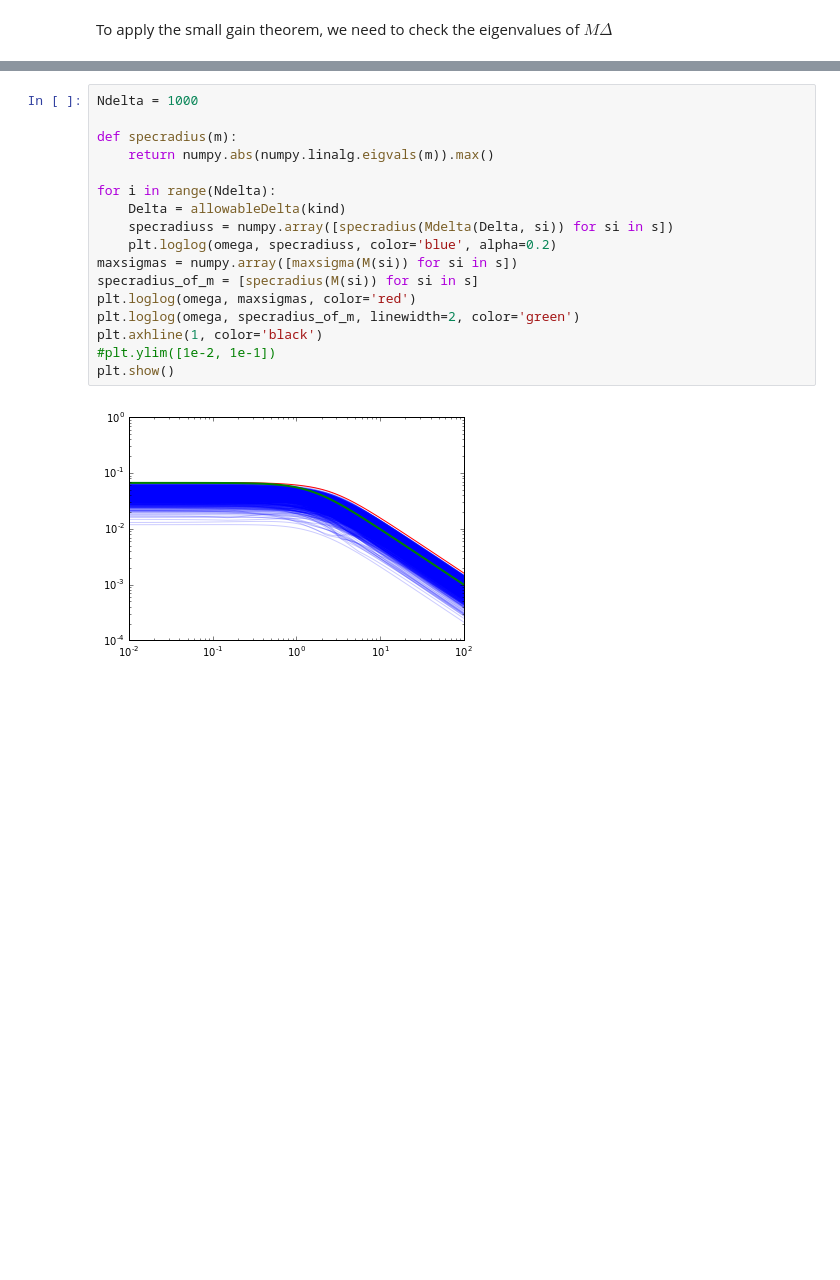
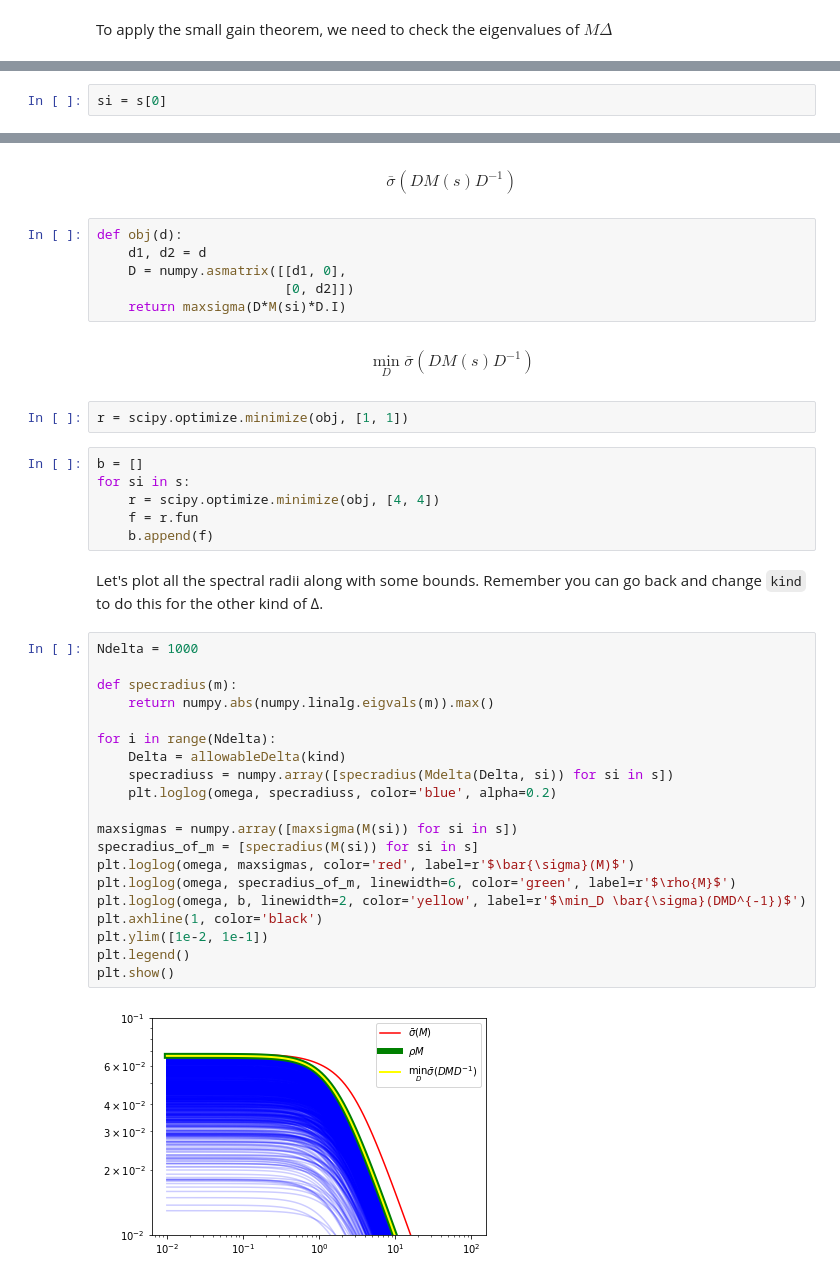
Before and after one commit to alchemyst/Skogestad-Python, a Jupyter notebook: notebooks/Robust stability.ipynb, the cells around one changed output, grey strips where cells are left out. Saved outputs shown, nothing was run; the diff lists cells and outputs as text; blank space fills up the shorter version.

```diff
--- a/notebooks/Robust stability.ipynb
+++ b/notebooks/Robust stability.ipynb
@@ -113,0 +114,2 @@ plt.show()
+# %%
+si = s[0]
@@ -114,19 +120,42 @@ plt.show()
+# %% [markdown]
+$$\bar{\sigma}(DM(s)D^{-1})$$
+# %%
+def obj(d):
+    d1, d2 = d
+    D = numpy.asmatrix([[d1, 0],
+                        [0, d2]])
+    return maxsigma(D*M(si)*D.I)
+# %% [markdown]
+$$\min_D \bar{\sigma}(DM(s)D^{-1})$$
+# %%
+r = scipy.optimize.minimize(obj, [1, 1])
+# %%
+b = []
+for si in s:
+    r = scipy.optimize.minimize(obj, [4, 4])
+    f = r.fun
+    b.append(f)
+# %% [markdown]
+Let's plot all the spectral radii along with some bounds. Remember you can go back and change `kind` to do this for the other kind of ∆.
 # %%
 Ndelta = 1000
 
 def specradius(m):
     return numpy.abs(numpy.linalg.eigvals(m)).max()
 
 for i in range(Ndelta):
     Delta = allowableDelta(kind)
     specradiuss = numpy.array([specradius(Mdelta(Delta, si)) for si in s])
     plt.loglog(omega, specradiuss, color='blue', alpha=0.2)
+
 maxsigmas = numpy.array([maxsigma(M(si)) for si in s])
 specradius_of_m = [specradius(M(si)) for si in s]
-plt.loglog(omega, maxsigmas, color='red')
-plt.loglog(omega, specradius_of_m, linewidth=2, color='green')
+plt.loglog(omega, maxsigmas, color='red', label=r'$\bar{\sigma}(M)$')
+plt.loglog(omega, specradius_of_m, linewidth=6, color='green', label=r'$\rho{M}$')
+plt.loglog(omega, b, linewidth=2, color='yellow', label=r'$\min_D \bar{\sigma}(DMD^{-1})$')
 plt.axhline(1, color='black')
-#plt.ylim([1e-2, 1e-1])
+plt.ylim([1e-2, 1e-1])
+plt.legend()
 plt.show()
 # %% [output]
-[figure, old version]
+[figure, new version]
```
Also changed, not shown: parts of 7 cells of this notebook, 1 other file.
